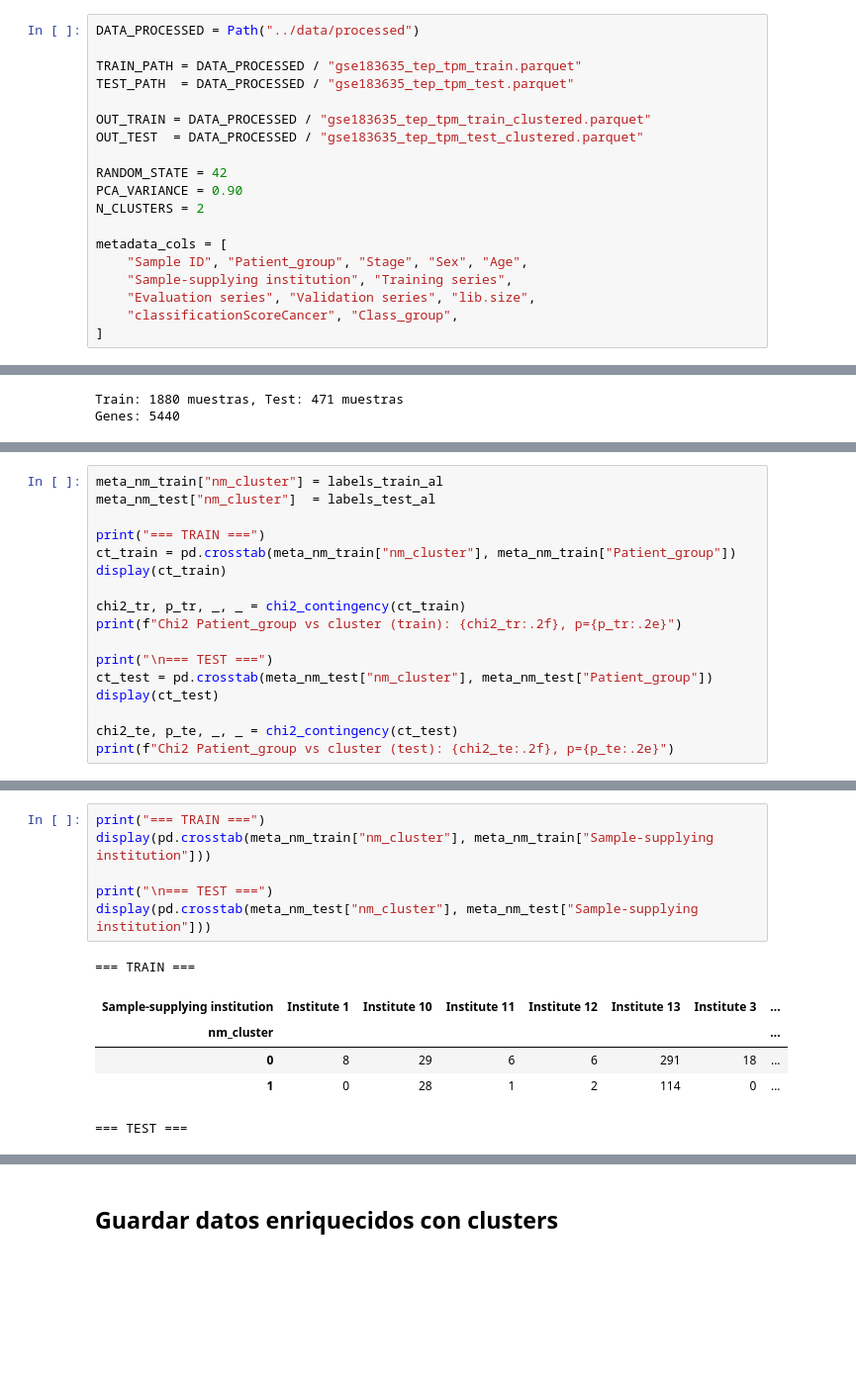
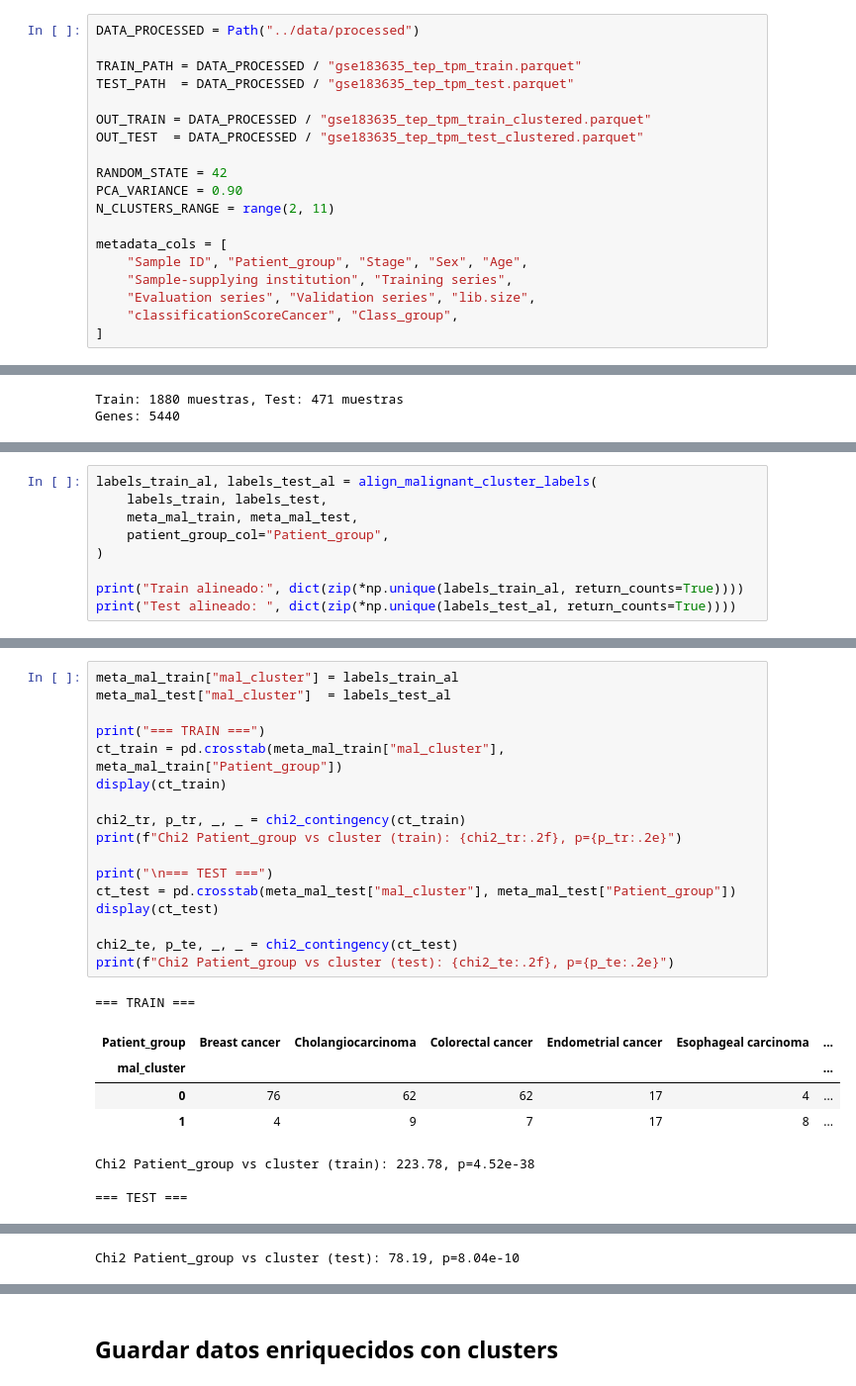
Before and after one commit to MisterMito/TFM, a Jupyter notebook: notebooks/1.2-ssic-unsupervised-cluster-labels.ipynb, the cells around one changed output, grey strips where cells are left out. Shown at 99% size. Drawn from its saved outputs; the diff is of its cells as text; blank space fills up the shorter version.

```diff
--- a/notebooks/1.2-ssic-unsupervised-cluster-labels.ipynb
+++ b/notebooks/1.2-ssic-unsupervised-cluster-labels.ipynb
@@ -34,7 +39,7 @@ OUT_TEST  = DATA_PROCESSED / "gse183635_tep_tpm_test_clustered.parquet"
 
 RANDOM_STATE = 42
 PCA_VARIANCE = 0.90
-N_CLUSTERS = 2
+N_CLUSTERS_RANGE = range(2, 11)
 
 metadata_cols = [
     "Sample ID", "Patient_group", "Stage", "Sex", "Age",
@@ -123,18 +155,10 @@ Test alineado:  {np.int32(0): np.int64(82), np.int32(1): np.int64(63)}
 # %%
-meta_nm_train["nm_cluster"] = labels_train_al
-meta_nm_test["nm_cluster"]  = labels_test_al
+labels_train_al, labels_test_al = align_malignant_cluster_labels(
+    labels_train, labels_test,
+    meta_mal_train, meta_mal_test,
+    patient_group_col="Patient_group",
+)
 
-print("=== TRAIN ===")
-ct_train = pd.crosstab(meta_nm_train["nm_cluster"], meta_nm_train["Patient_group"])
-display(ct_train)
-
-chi2_tr, p_tr, _, _ = chi2_contingency(ct_train)
-print(f"Chi2 Patient_group vs cluster (train): {chi2_tr:.2f}, p={p_tr:.2e}")
-
-print("\n=== TEST ===")
-ct_test = pd.crosstab(meta_nm_test["nm_cluster"], meta_nm_test["Patient_group"])
-display(ct_test)
-
-chi2_te, p_te, _, _ = chi2_contingency(ct_test)
-print(f"Chi2 Patient_group vs cluster (test): {chi2_te:.2f}, p={p_te:.2e}")
+print("Train alineado:", dict(zip(*np.unique(labels_train_al, return_counts=True))))
+print("Test alineado: ", dict(zip(*np.unique(labels_test_al, return_counts=True))))
 # %% [output]
@@ -156,13 +169,26 @@ Chi2 Patient_group vs cluster (test): 13.18, p=1.06e-01
 # %%
+meta_mal_train["mal_cluster"] = labels_train_al
+meta_mal_test["mal_cluster"]  = labels_test_al
+
 print("=== TRAIN ===")
-display(pd.crosstab(meta_nm_train["nm_cluster"], meta_nm_train["Sample-supplying institution"]))
+ct_train = pd.crosstab(meta_mal_train["mal_cluster"], meta_mal_train["Patient_group"])
+display(ct_train)
+
+chi2_tr, p_tr, _, _ = chi2_contingency(ct_train)
+print(f"Chi2 Patient_group vs cluster (train): {chi2_tr:.2f}, p={p_tr:.2e}")
 
 print("\n=== TEST ===")
-display(pd.crosstab(meta_nm_test["nm_cluster"], meta_nm_test["Sample-supplying institution"]))
+ct_test = pd.crosstab(meta_mal_test["mal_cluster"], meta_mal_test["Patient_group"])
+display(ct_test)
+
+chi2_te, p_te, _, _ = chi2_contingency(ct_test)
+print(f"Chi2 Patient_group vs cluster (test): {chi2_te:.2f}, p={p_te:.2e}")
 # %% [output]
 === TRAIN ===
-| Sample-supplying institution | Institute 1 | Institute 10 | Institute 11 | Institute 12 | Institute 13 | Institute 3 | ... |
-| nm_cluster |  |  |  |  |  |  | ... |
-| 0 | 8 | 29 | 6 | 6 | 291 | 18 | ... |
-| 1 | 0 | 28 | 1 | 2 | 114 | 0 | ... |
+| Patient_group | Breast cancer | Cholangiocarcinoma | Colorectal cancer | Endometrial cancer | Esophageal carcinoma | ... |
+| mal_cluster |  |  |  |  |  | ... |
+| 0 | 76 | 62 | 62 | 17 | 4 | ... |
+| 1 | 4 | 9 | 7 | 17 | 8 | ... |
+Chi2 Patient_group vs cluster (train): 223.78, p=4.52e-38
+
 === TEST ===
@@ -173 +199,2 @@ display(pd.crosstab(meta_nm_test["nm_cluster"], meta_nm_test["Sample-supplying i
+Chi2 Patient_group vs cluster (test): 78.19, p=8.04e-10
 # %% [markdown]
```
Also changed, not shown: parts of 21 cells of this notebook.
